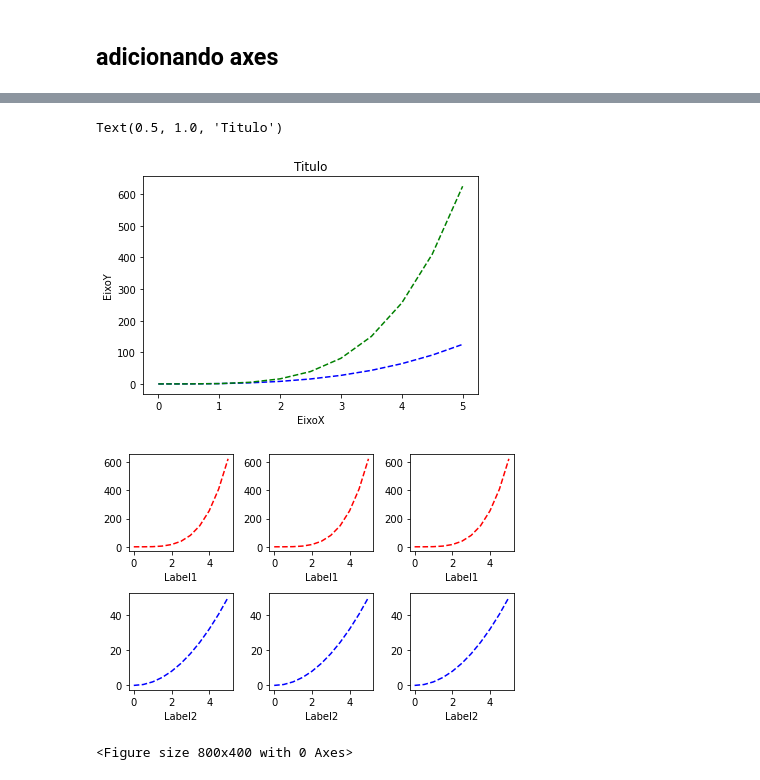
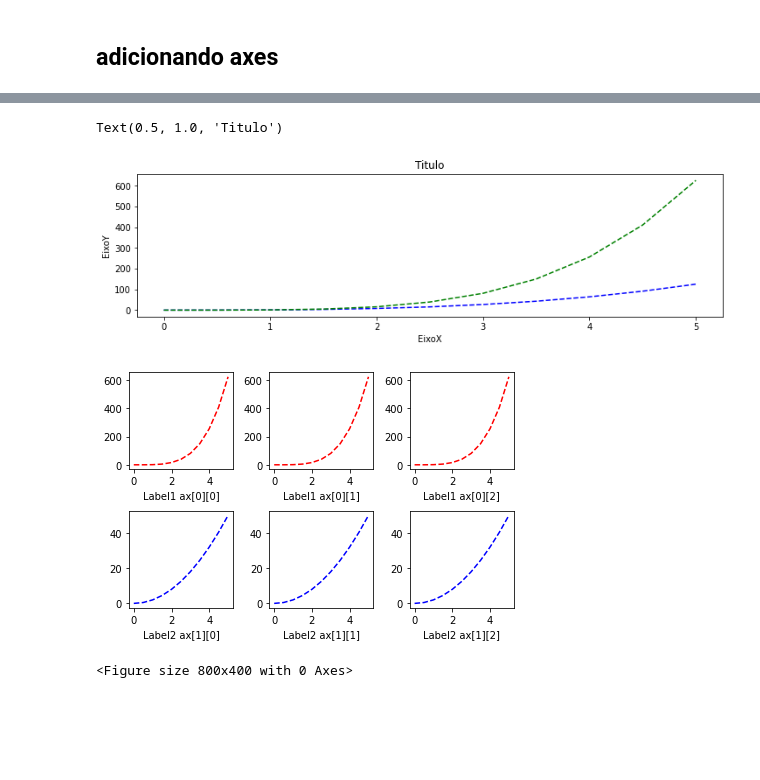
Before and after one commit to leandrobarbieri/python-datascience-ml, a Jupyter notebook: Matplotlib_pyplot.ipynb, the cells around one changed output, grey strips where cells are left out. Drawn from its saved outputs; the diff is of its cells as text; code cells hidden in the pictures; blank space fills up the shorter version.

```diff
--- a/Matplotlib_pyplot.ipynb
+++ b/Matplotlib_pyplot.ipynb
@@ -8,7 +9,7 @@ import numpy as np
 import matplotlib.pyplot as plt
 
 # tamanho padrão da fig caso não seja especificado
-plt.rc('figure', figsize=(5, 3))
+plt.rc('figure', figsize=(10, 3))
 
 # visualizar os graficos criados na propria linha de codigo usada para definição
 # não precisar escrever plt.show()
@@ -81,43 +98,44 @@ axes2.plot(x, y)
 # %%
-# criando varios subplots
-fig, ax = plt.subplots()
+# criando um único subplots
+fig, ax = plt.subplots(figsize=(12,3))
 
 # mais de uma linha em um mesmo subplot
 ax.plot(x, x**3, "b--")
 ax.plot(x, x**4, "g--")
 
 ax.set_xlabel("EixoX")
 ax.set_ylabel("EixoY")
 ax.set_title("Titulo")
 # %% [output]
 Text(0.5, 1.0, 'Titulo')
-[figure, old version]
+[figure, new version]
 # %%
+# criando vários subplots
 # retorna uma matriz de objetos subplots
 fig, ax = plt.subplots(nrows=2, ncols=3)
 
 # acessando a primeira
-ax[0][0].plot(x, y*y, "r--")
-ax[0][0].set_xlabel("Label1")
+ax[0, 0].plot(x, y*y, "r--")
+ax[0][0].set_xlabel("Label1 ax[0][0]")
 
 ax[0][1].plot(x, y*y, "r--")
-ax[0][1].set_xlabel("Label1")
+ax[0][1].set_xlabel("Label1 ax[0][1]")
 
 ax[0][2].plot(x, y*y, "r--")
-ax[0][2].set_xlabel("Label1")
+ax[0][2].set_xlabel("Label1 ax[0][2]")
 
 # acessando a segunda
 ax[1][0].plot(x, y*2, "b--")
-ax[1][0].set_xlabel("Label2")
+ax[1][0].set_xlabel("Label2 ax[1][0]")
 
 ax[1][1].plot(x, y*2, "b--")
-ax[1][1].set_xlabel("Label2")
+ax[1][1].set_xlabel("Label2 ax[1][1]")
 
 ax[1][2].plot(x, y*2, "b--")
-ax[1][2].set_xlabel("Label2")
+ax[1][2].set_xlabel("Label2 ax[1][2]")
 
 # Ajusta os subplots para evitar sobreposições e melhorar a apresentaçao
 plt.tight_layout()
 # %% [output]
-[figure, old version]
+[figure, new version]
 # %%
```
Also changed, not shown: parts of 21 cells of this notebook.
